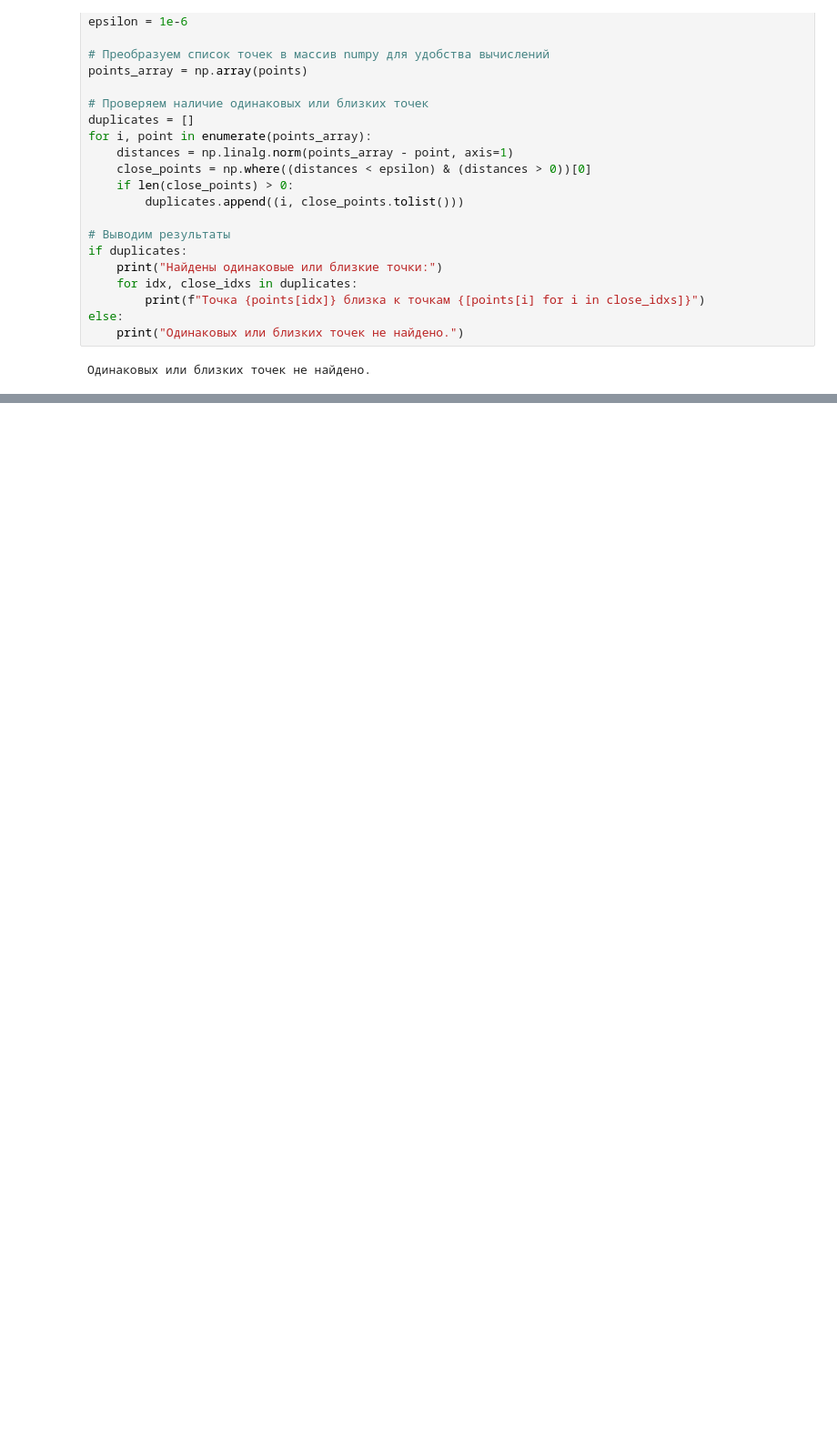
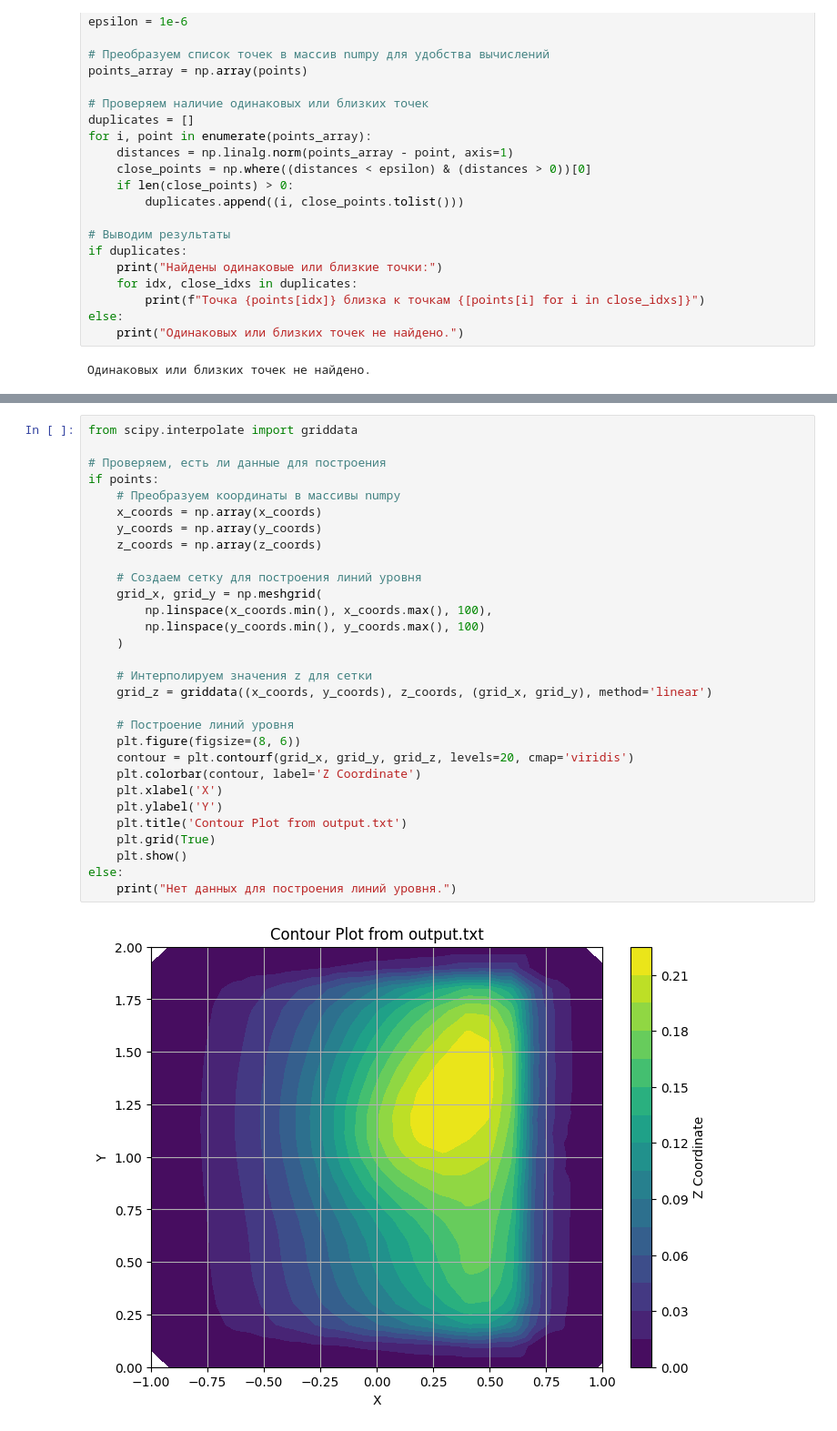
Before and after one commit to Shlyapa0/Heat-simulation-2d, a Jupyter notebook: a.ipynb, the cells around one changed output, grey strips where cells are left out. Shown at 91% size. Saved outputs shown, nothing was run; the diff lists cells and outputs as text; blank space fills up the shorter version.

```diff
--- a/a.ipynb
+++ b/a.ipynb
@@ -96,0 +97,32 @@ else:
+# %%
+from scipy.interpolate import griddata
+
+# Проверяем, есть ли данные для построения
+if points:
+    # Преобразуем координаты в массивы numpy
+    x_coords = np.array(x_coords)
+    y_coords = np.array(y_coords)
+    z_coords = np.array(z_coords)
+
+    # Создаем сетку для построения линий уровня
+    grid_x, grid_y = np.meshgrid(
+        np.linspace(x_coords.min(), x_coords.max(), 100),
+        np.linspace(y_coords.min(), y_coords.max(), 100)
+    )
+
+    # Интерполируем значения z для сетки
+    grid_z = griddata((x_coords, y_coords), z_coords, (grid_x, grid_y), method='linear')
+
+    # Построение линий уровня
+    plt.figure(figsize=(8, 6))
+    contour = plt.contourf(grid_x, grid_y, grid_z, levels=20, cmap='viridis')
+    plt.colorbar(contour, label='Z Coordinate')
+    plt.xlabel('X')
+    plt.ylabel('Y')
+    plt.title('Contour Plot from output.txt')
+    plt.grid(True)
+    plt.show()
+else:
+    print("Нет данных для построения линий уровня.")
+# %% [output]
+[figure, added]
```
Also changed, not shown: parts of 3 cells of this notebook, 9 other files.
